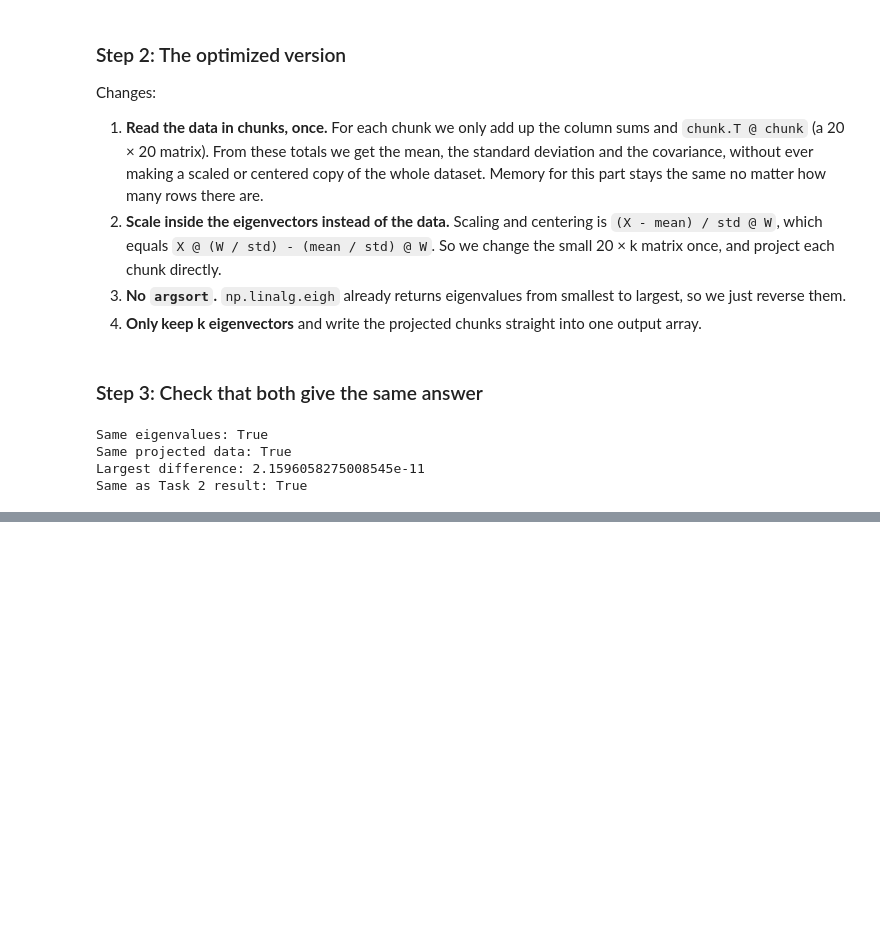
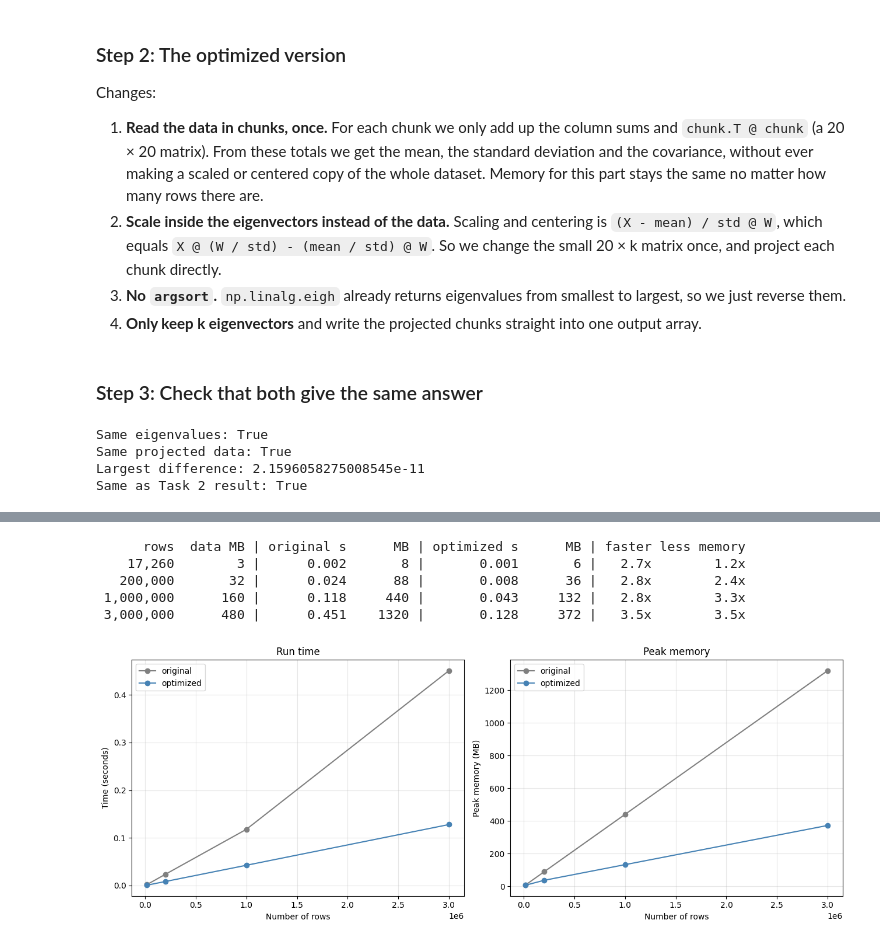
Before and after one commit to intwaza/formative-2-rwanda-pca, a Jupyter notebook: PCA_Formative2_Person2.ipynb, the cells around one changed output, grey strips where cells are left out. Saved outputs shown, nothing was run; the diff lists cells and outputs as text; code cells hidden in the pictures; blank space fills up the shorter version.

Commit message:
Task 3: benchmark time and peak memory on growing data sizes

```diff
--- a/PCA_Formative2_Person2.ipynb
+++ b/PCA_Formative2_Person2.ipynb
@@ -317,0 +342,46 @@ Same as Task 2 result: True
+# %%
+rng = np.random.default_rng(42)
+sizes = [17_260, 200_000, 1_000_000, 3_000_000]
+results = []
+
+print(f"{'rows':>10} {'data MB':>8} | {'original s':>10} {'MB':>7} | {'optimized s':>11} {'MB':>7} | {'faster':>6} {'less memory':>11}")
+for size in sizes:
+    X_big = X if size == len(X) else X[rng.integers(0, len(X), size)]
+    t_orig, m_orig = measure(pca_original, X_big, k)
+    t_opt, m_opt = measure(pca_optimized, X_big, k)
+    results.append((size, t_orig, m_orig, t_opt, m_opt))
+    print(f"{size:>10,} {X_big.nbytes/1e6:>8.0f} | {t_orig:>10.3f} {m_orig:>7.0f} | {t_opt:>11.3f} {m_opt:>7.0f} | "
+          f"{t_orig/t_opt:>5.1f}x {m_orig/m_opt:>10.1f}x")
+
+results = np.array(results)
+del X_big
+# %% [output]
+      rows  data MB | original s      MB | optimized s      MB | faster less memory
+    17,260        3 |      0.002       8 |       0.001       6 |   2.7x        1.2x
+   200,000       32 |      0.024      88 |       0.008      36 |   2.8x        2.4x
+ 1,000,000      160 |      0.118     440 |       0.043     132 |   2.8x        3.3x
+ 3,000,000      480 |      0.451    1320 |       0.128     372 |   3.5x        3.5x
+# %%
+fig, (ax1, ax2) = plt.subplots(1, 2, figsize=(13, 5))
+
+ax1.plot(results[:, 0], results[:, 1], marker="o", color="gray", label="original")
+ax1.plot(results[:, 0], results[:, 3], marker="o", color="steelblue", label="optimized")
+ax1.set_xlabel("Number of rows")
+ax1.set_ylabel("Time (seconds)")
+ax1.set_title("Run time")
+ax1.legend()
+ax1.grid(alpha=0.3)
+
+ax2.plot(results[:, 0], results[:, 2], marker="o", color="gray", label="original")
+ax2.plot(results[:, 0], results[:, 4], marker="o", color="steelblue", label="optimized")
+ax2.set_xlabel("Number of rows")
+ax2.set_ylabel("Peak memory (MB)")
+ax2.set_title("Peak memory")
+ax2.legend()
+ax2.grid(alpha=0.3)
+
+plt.tight_layout()
+plt.savefig("figures/benchmark.png")
+plt.show()
+# %% [output]
+[figure, added]
```
Also changed, not shown: parts of 2 cells of this notebook, 1 other file.
